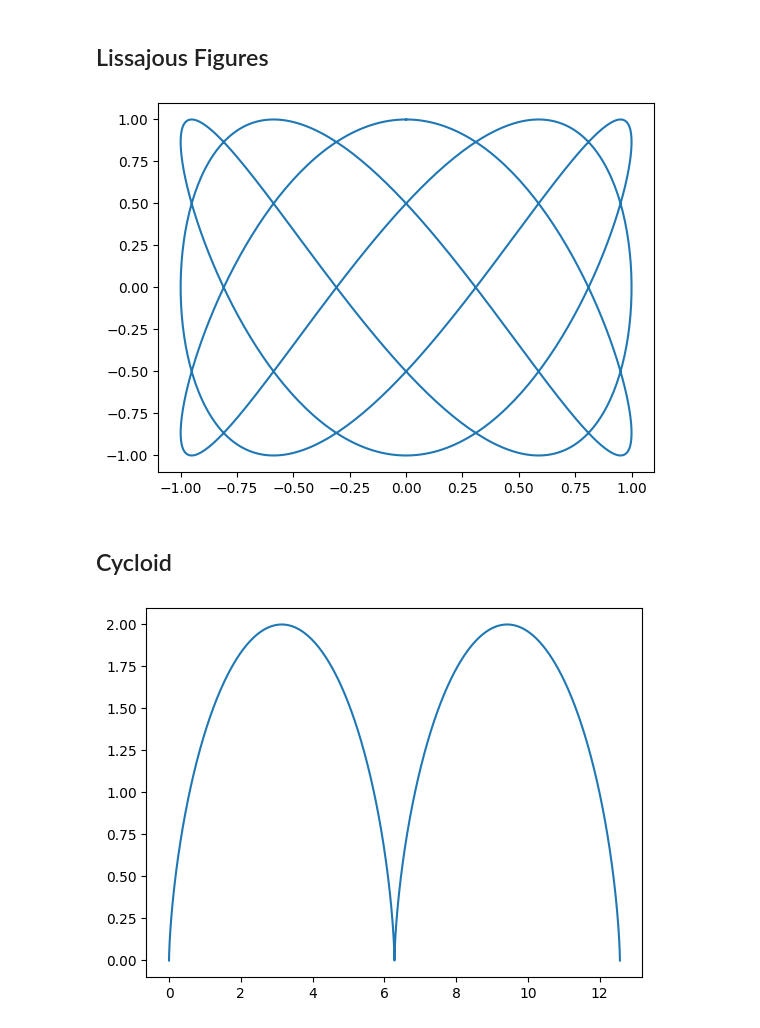
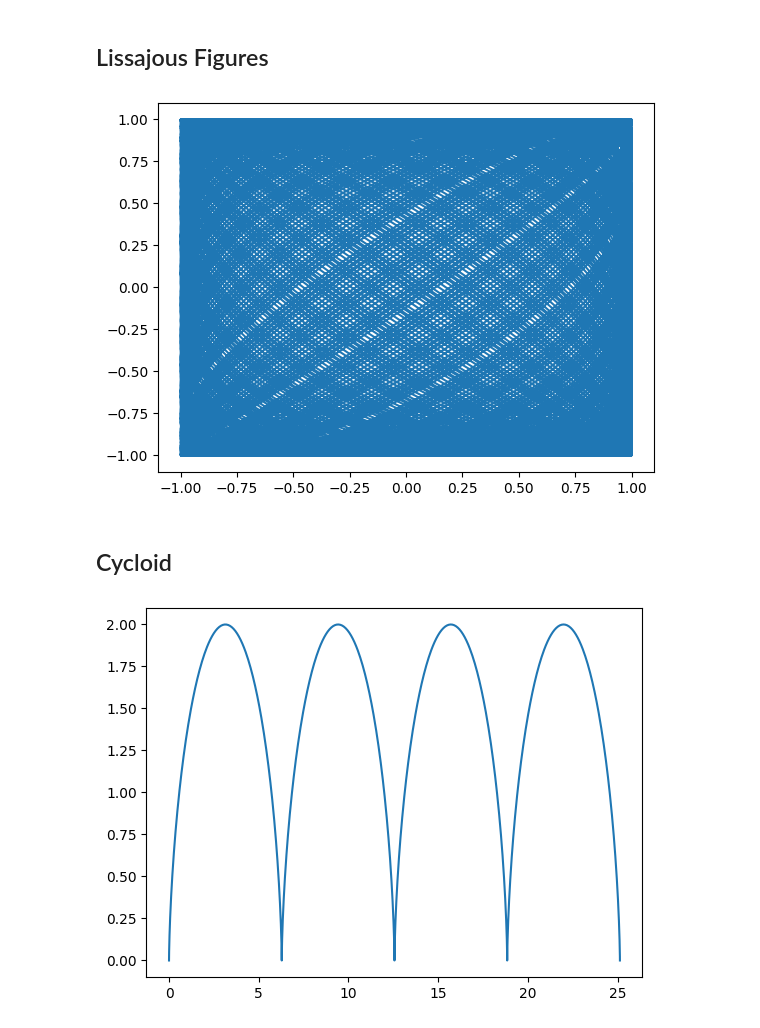
Before and after one commit to nurfnick/Calculus_2, a Jupyter notebook: Python/ParametricCurves.ipynb, the cells around one changed output. Saved outputs shown, nothing was run; the diff lists cells and outputs as text; code cells hidden in the pictures.

```diff
--- a/Python/ParametricCurves.ipynb
+++ b/Python/ParametricCurves.ipynb
@@ -5,20 +5,20 @@
 # %%
 import matplotlib.pyplot as plt
 import numpy as np
 
-t = np.linspace(0, 2*np.pi, 1000)  # Create a list of evenly-spaced numbers over the range
+t = np.linspace(0, 100*np.pi, 10000)  # Create a list of evenly-spaced numbers over the range
 
 x = np.sin(3*t)
-y = np.cos(5*t)
+y = np.cos(7*t)
 
 plt.plot(x, y)
 plt.show()
 # %% [output]
-[figure, old version]
+[figure, new version]
 # %% [markdown]
 ## Cycloid
 # %%
-t = np.linspace(0, 4*np.pi, 1000)  # Create a list of evenly-spaced numbers over the range
+t = np.linspace(0, 8*np.pi, 1000)  # Create a list of evenly-spaced numbers over the range
 r = 1
 
 x = r*t -r*np.sin(t)
@@ -27,4 +27,4 @@ y = r-r*np.cos(t)
 plt.plot(x, y)
 plt.show()
 # %% [output]
-[figure, old version]
+[figure, new version]
```
Also changed, not shown: parts of 2 cells of this notebook.
